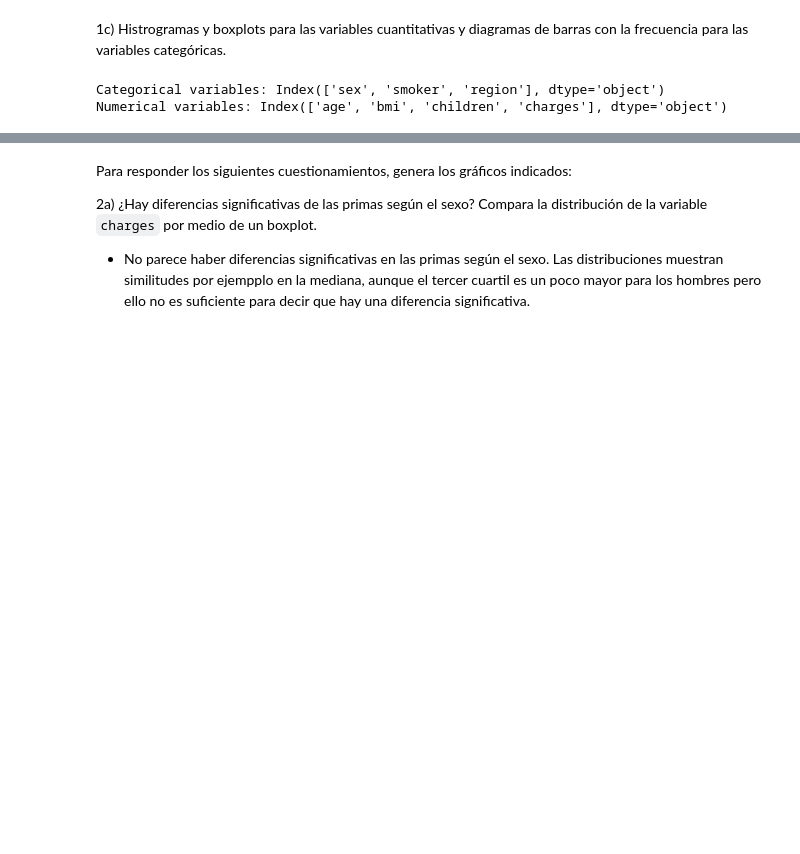
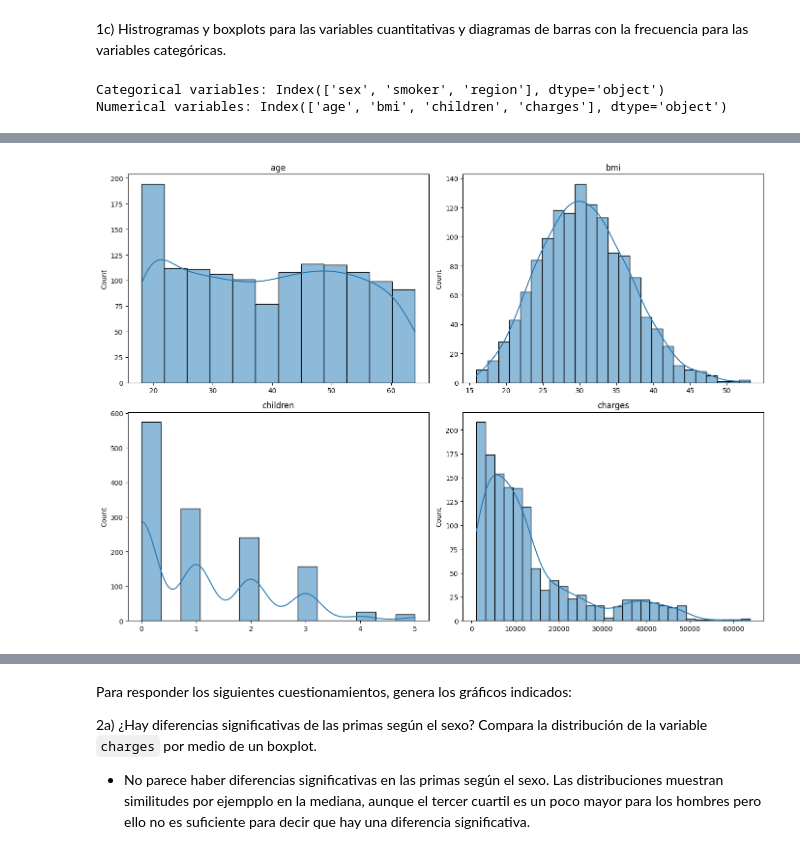
Before and after one commit to Janet16180/grupo_6_ciencia_de_datos, a Jupyter notebook: Actividad8RLineal.ipynb, the cells around one changed output, grey strips where cells are left out. Drawn from its saved outputs; the diff is of its cells as text; code cells hidden in the pictures; blank space fills up the shorter version.

```diff
--- a/Actividad8RLineal.ipynb
+++ b/Actividad8RLineal.ipynb
@@ -157,0 +114,43 @@ for column in categorical_columns:
+# %%
+def create_histogram(data, columns):
+    num_plots = len(columns)
+    num_rows = math.ceil(num_plots / 2)
+    fig, axes = plt.subplots(num_rows, 2, figsize=(7 * num_rows, 10))
+    axes = axes.ravel()
+
+    for column, ax in zip(columns, axes):
+        sns.histplot(data=data, ax=ax, x=column, kde=True)
+        ax.set(title=column, xlabel=None)
+
+    plt.tight_layout()
+
+def create_boxplot(data, quantitative_columns):
+    num_plots = len(quantitative_columns)
+    num_rows = math.ceil(num_plots / 2)
+    fig, axes = plt.subplots(num_rows, 2, figsize=(7 * num_rows, 10))
+    axes = axes.ravel()
+
+    for column, ax in zip(quantitative_columns, axes):
+        sns.boxplot(data=data, ax=ax, y=column)
+        ax.set(title=column, xlabel=None)
+
+    plt.tight_layout()
+
+def create_barplot(data, columns):
+    num_plots = len(columns)
+    num_rows = math.ceil(num_plots / 2)
+    fig, axes = plt.subplots(num_rows, 2, figsize=(7 * num_rows, 10))
+    axes = axes.ravel()
+
+    for ax in axes[len(columns):]:  # Hide any unused axes
+        ax.set_visible(False)
+
+    for column, ax in zip(columns, axes):
+        sns.countplot(data=data, ax=ax, x=column)
+        ax.set(title=column, xlabel=None)
+
+    plt.tight_layout()
+# %%
+create_histogram(insurance_df, numerical_columns)
+# %% [output]
+[figure, added]
```
Also changed, not shown: parts of 14 cells of this notebook.
